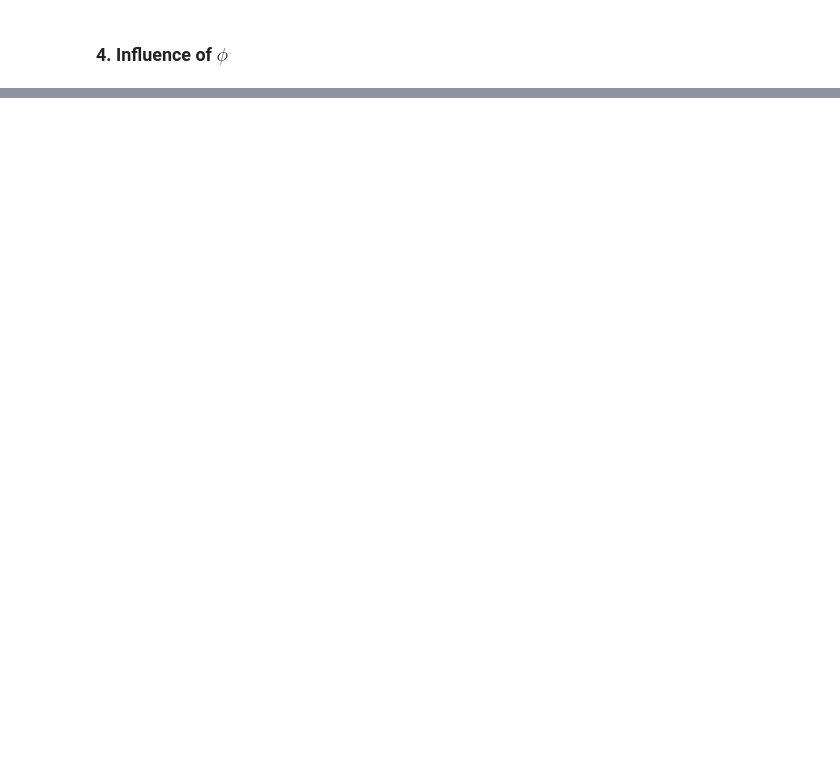
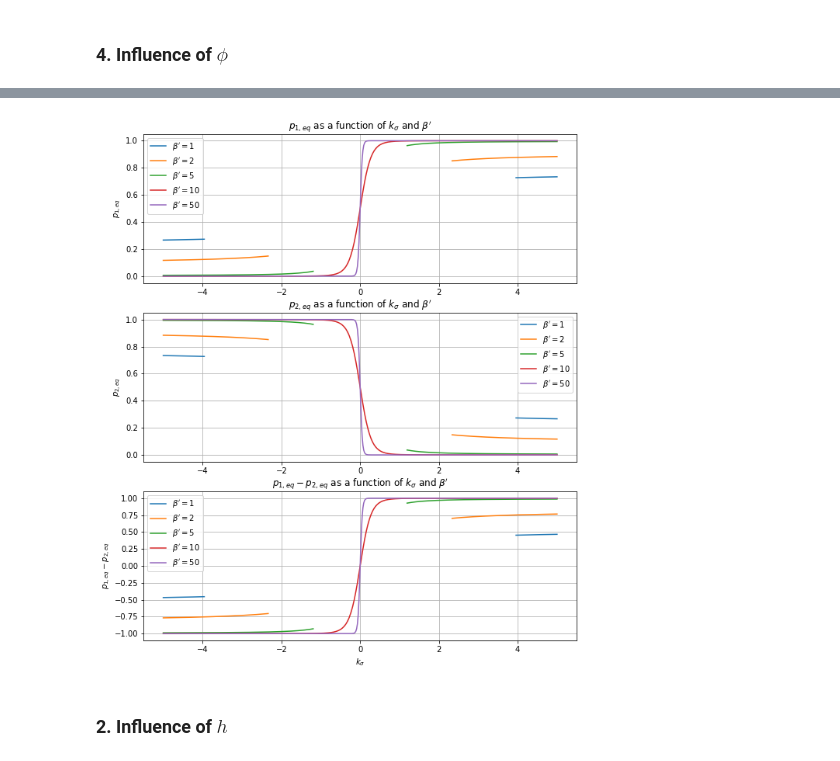
Before and after one commit to spintronic-computing-group/spnc, a Jupyter notebook: notebooks/SPNC-anisotropy/Superparamagnet-class.ipynb, the cells around one changed output, grey strips where cells are left out. Saved outputs shown, nothing was run; the diff lists cells and outputs as text; code cells hidden in the pictures; blank space fills up the shorter version.

```diff
--- a/notebooks/SPNC-anisotropy/Superparamagnet-class.ipynb
+++ b/notebooks/SPNC-anisotropy/Superparamagnet-class.ipynb
@@ -338,0 +346,60 @@ plt.show()
+# %%
+#Computation
+k_s_lim = 5
+spn = SP_Network(0.4,90,0,45,10)
+k_s_list = np.linspace(-k_s_lim,k_s_lim,500)
+beta_prime_list = [1,2,5,10,50]
+p1_vs_bp = []
+p2_vs_bp = []
+for bp in beta_prime_list:
+    spn.beta_prime = bp
+    p1 = []
+    p2 = []
+    for k_s in k_s_list:
+        spn.k_s = k_s
+        calculate_energy_barriers(spn)
+        p1.append(spn.get_omega_prime_21()/spn.get_omega_prime())
+        p2.append(spn.get_omega_prime_12()/spn.get_omega_prime())
+    p1_vs_bp.append(p1)
+    p2_vs_bp.append(p2)
+# %%
+plt.figure(figsize=(10,12))
+
+plt.subplot(311)
+for i in range(len(beta_prime_list)):
+    bp = beta_prime_list[i]
+    plt.plot(k_s_list,p1_vs_bp[i],label = r'$\beta^\prime = $'+str(bp))
+plt.legend(loc="best")
+plt.grid(True)
+#plt.xlabel(r'$k_\sigma$')
+plt.ylabel(r'$p_{1,eq}$')
+#plt.yscale("log")
+plt.title(r'$p_{1,eq}$' + " as a function of " + r'$k_\sigma$' + " and " + r'$\beta^\prime$')
+
+plt.subplot(312)
+for i in range(len(beta_prime_list)):
+    bp = beta_prime_list[i]
+    plt.plot(k_s_list,p2_vs_bp[i],label = r'$\beta^\prime = $'+str(bp))
+plt.legend(loc="best")
+plt.grid(True)
+#plt.xlabel(r'$k_\sigma$')
+plt.ylabel(r'$p_{2,eq}$')
+#plt.yscale("log")
+plt.title(r'$p_{2,eq}$' + " as a function of " + r'$k_\sigma$' + " and " + r'$\beta^\prime$')
+
+plt.subplot(313)
+for i in range(len(beta_prime_list)):
+    bp = beta_prime_list[i]
+    plt.plot(k_s_list,np.array(p1_vs_bp[i])-np.array(p2_vs_bp[i]),label = r'$\beta^\prime = $'+str(bp))
+plt.legend(loc="best")
+plt.grid(True)
+plt.xlabel(r'$k_\sigma$')
+plt.ylabel(r'$p_{1,eq}-p_{2,eq}$')
+#plt.yscale("log")
+plt.title(r'$p_{1,eq}-p_{2,eq}$' + " as a function of " + r'$k_\sigma$' + " and " + r'$\beta^\prime$')
+
+plt.show()
+# %% [output]
+[figure, added]
+# %% [markdown]
+### 2. Influence of $h$
```
Also changed, not shown: parts of 15 cells of this notebook, 3 other files.
